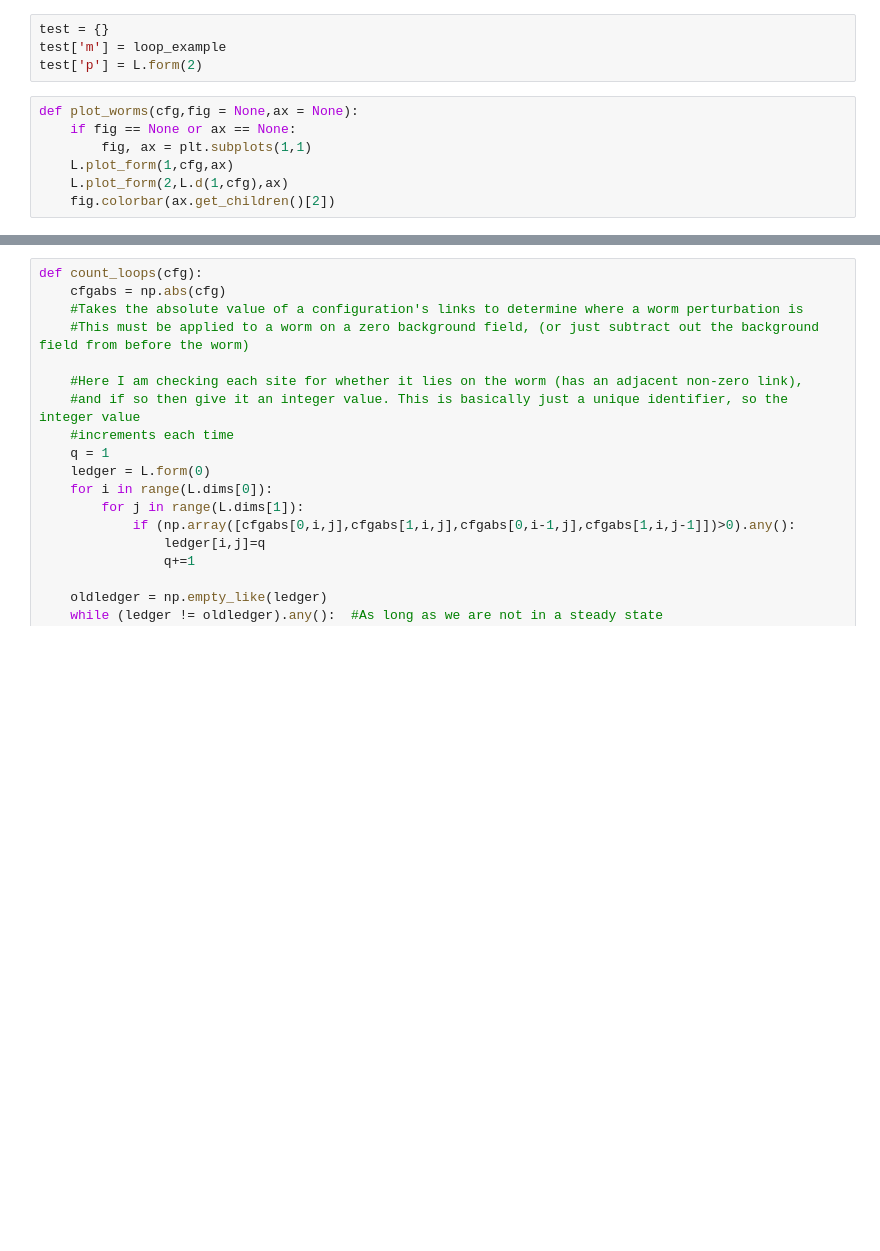
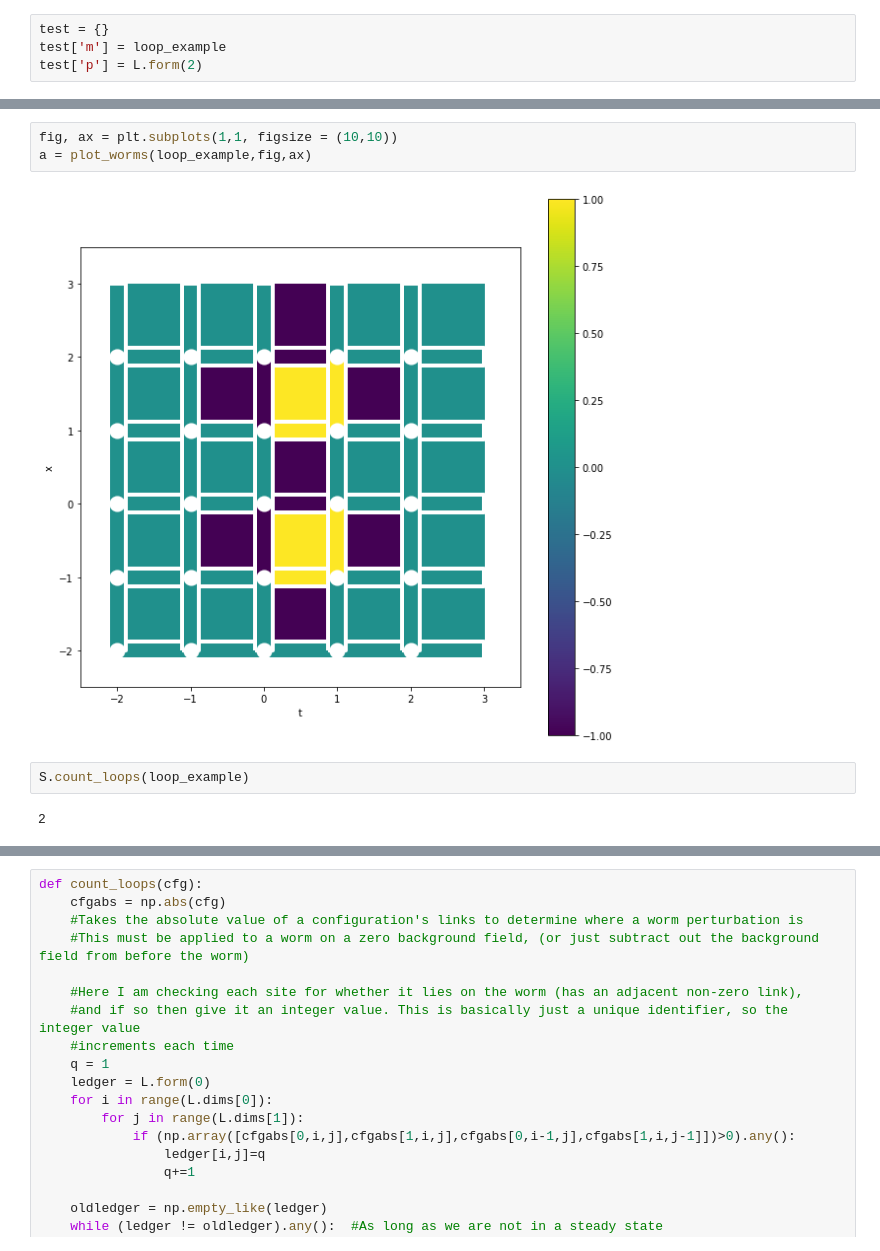
Before and after one commit to evanberkowitz/supervillain, a Jupyter notebook: workbooks/worm_practice.ipynb, the cells around one changed output, grey strips where cells are left out. Drawn from its saved outputs; the diff is of its cells as text; blank space fills up the shorter version.

```diff
--- a/workbooks/worm_practice.ipynb
+++ b/workbooks/worm_practice.ipynb
@@ -81,10 +89,3 @@ L.plot_form(1,loop_example,ax)
 test = {}
 test['m'] = loop_example
 test['p'] = L.form(2)
-# %%
-def plot_worms(cfg,fig = None,ax = None):
-    if fig == None or ax == None:
-        fig, ax = plt.subplots(1,1)
-    L.plot_form(1,cfg,ax)
-    L.plot_form(2,L.d(1,cfg),ax)
-    fig.colorbar(ax.get_children()[2])
@@ -91,3 +120,12 @@ def plot_worms(cfg,fig = None,ax = None):
+# %%
+fig, ax = plt.subplots(1,1, figsize = (10,10))
+a = plot_worms(loop_example,fig,ax)
+# %% [output]
+[figure, added]
+# %%
+S.count_loops(loop_example)
+# %% [output]
+2
 # %%
 fig, ax = plt.subplots(1,3, figsize = (15,7))
 plot_worms(loop_example,fig,ax[0])
```
Also changed, not shown: parts of 39 cells of this notebook, 2 other files.
